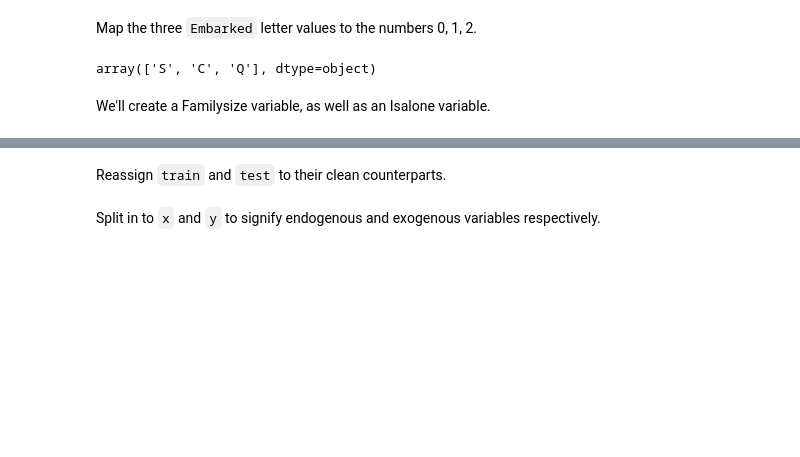
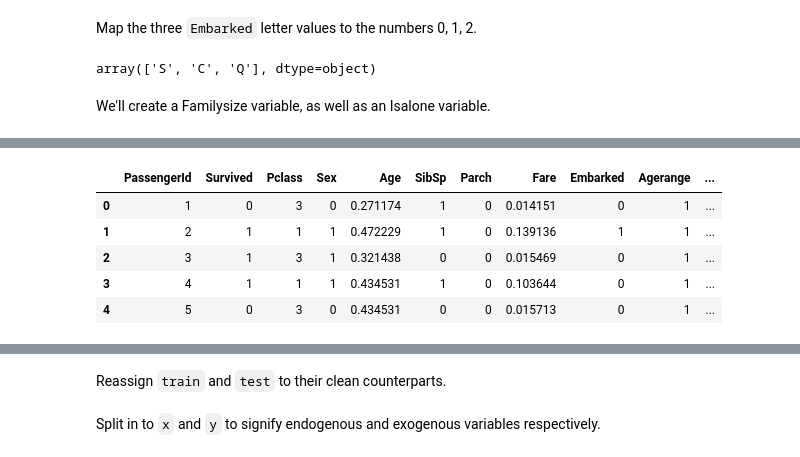
Before and after one commit to luketibbott/titanic, a Jupyter notebook: titanic.ipynb, the cells around one changed output, grey strips where cells are left out. Saved outputs shown, nothing was run; the diff lists cells and outputs as text; code cells hidden in the pictures; blank space fills up the shorter version.

Commit message:
Scale fare and age

```diff
--- a/titanic.ipynb
+++ b/titanic.ipynb
@@ -127,0 +142,9 @@ fam_vars(train_clean)
+# %%
+train.head()
+# %% [output]
+|  | PassengerId | Survived | Pclass | Sex | Age | SibSp | Parch | Fare | Embarked | Agerange | ... |
+| 0 | 1 | 0 | 3 | 0 | 0.271174 | 1 | 0 | 0.014151 | 0 | 1 | ... |
+| 1 | 2 | 1 | 1 | 1 | 0.472229 | 1 | 0 | 0.139136 | 1 | 1 | ... |
+| 2 | 3 | 1 | 3 | 1 | 0.321438 | 0 | 0 | 0.015469 | 0 | 1 | ... |
+| 3 | 4 | 1 | 1 | 1 | 0.434531 | 1 | 0 | 0.103644 | 0 | 1 | ... |
+| 4 | 5 | 0 | 3 | 0 | 0.434531 | 0 | 0 | 0.015713 | 0 | 1 | ... |
```
Also changed, not shown: parts of 3 cells of this notebook.
